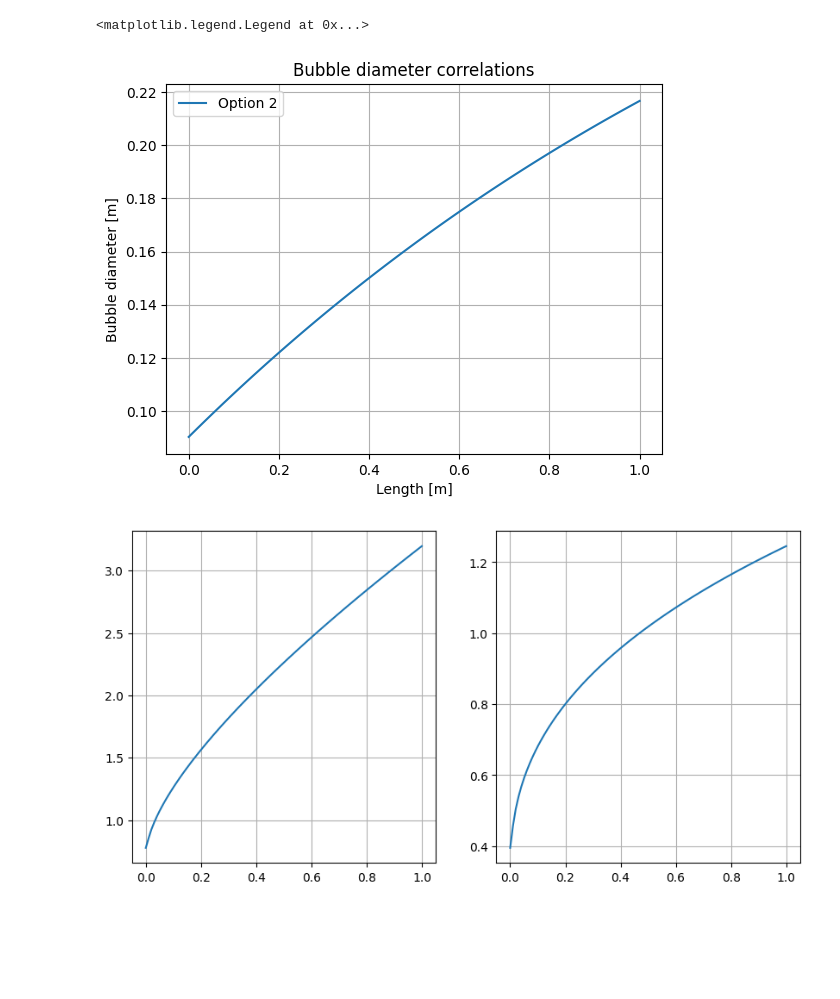
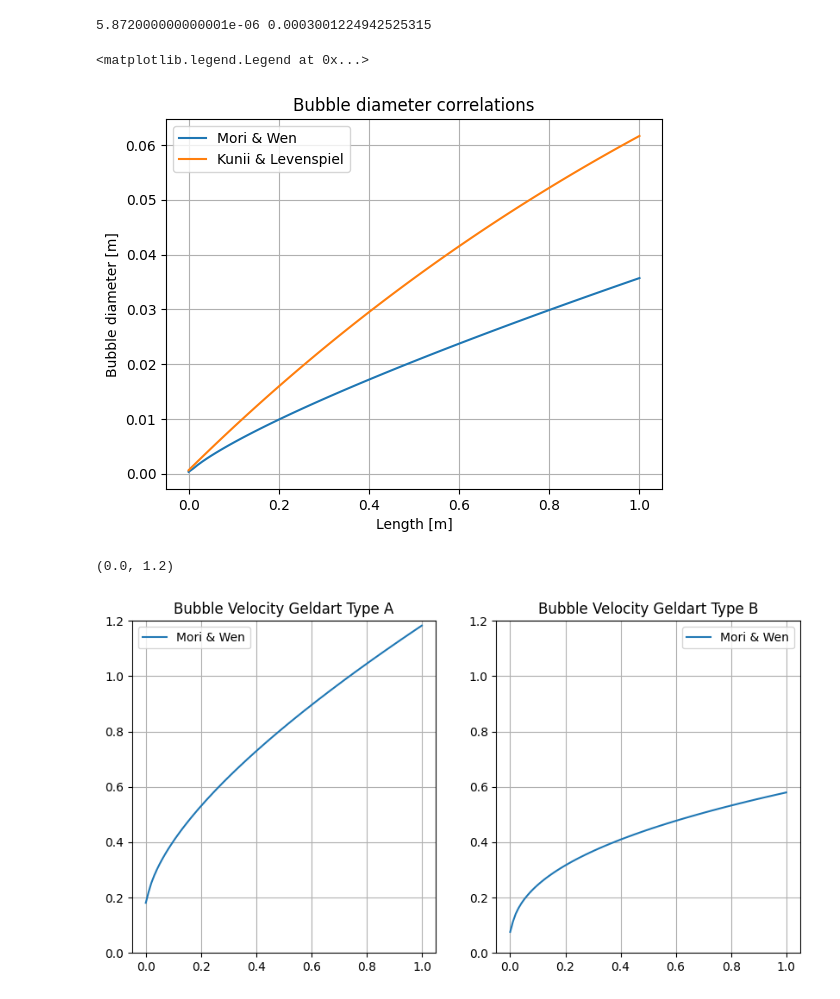
Before and after one commit to andresperezsm/DAC-Fluidized-Bed, a Jupyter notebook: NewBubbleDiameter.ipynb, the cells around one changed output. Cells and saved outputs as stored; diff of their text form; code cells hidden in the pictures; blank space fills up the shorter version.

Commit message:
Update MainScript and BubbleDiameter

```diff
--- a/NewBubbleDiameter.ipynb
+++ b/NewBubbleDiameter.ipynb
@@ -3,25 +3,28 @@ import numpy as np
 import matplotlib.pyplot as plt
 
 
-u0 = 0.5
+u0 = 0.05
 Lr = 1
 nz = 100
 u_mf = 0.01
+
+
 z = np.linspace(0,Lr,nz)
 
-# Porous plate
-db0_porous = (3.67 * 10**(-3)) * (u0 - u_mf)**2
 
 # Perforated plate
 Ac = 55e-6 # Check after the right order of magnitude in Trombouze - CHECKED
 nd = 100 # Number of perforated holes
 db0_perforated = 0.347 * ((Ac * (u0 - u_mf) / nd) ** 0.4)
 
+# Porous plate
+db0_porous = (3.67 * 10**(-3)) * (u0 - u_mf)**2
+
 d_b_func_1 = 0.138*(z**0.8)*((u0 - u_mf)**0.42)*np.exp(((u0 - u_mf)**2)*(-0.25/(10**5)) - ((u0 - u_mf)/(10**3)))
 
-# print(db0_porous,db0_perforated)
+print(db0_porous,db0_perforated)
 
-d_b_func_FIRST_OPTION = np.maximum(db0_porous, d_b_func_1)
+d_b_func_FIRST_OPTION = np.maximum(d_b_func_1, db0_perforated)
 
 
 db_0 = 0.376*((u0 - u_mf)**2)
@@ -39,29 +42,38 @@ d_b_func_THIRD_OPTION = 0.853*((1 + (0.272*(u0 - u_mf)))**(1/3))*((1 + 0.0684*z)
 
 
 g = 9.81
-u_br = 0.71*(np.sqrt(g*d_b_func_FIRST_OPTION))
+u_br = 0.711*(np.sqrt(g*d_b_func_FIRST_OPTION))
 
 # Valid only for column diameters of less than 1 meter
 u_b_type_A = 1.55*((Dt)**(0.32))*((u0 - u_mf) + 14.1*(d_b_func_FIRST_OPTION + 0.005))+ u_br
 u_b_type_B = 1.6*((Dt)**(1.35))*((u0 - u_mf) + 1.13*(d_b_func_FIRST_OPTION**(0.5))) + u_br
 
 plt.plot(z,d_b_func_FIRST_OPTION, label = 'Mori & Wen')
-plt.plot(z,d_b_func_SECOND_OPTION, label = 'Option 2')
-plt.plot(z,d_b_func_THIRD_OPTION, label = 'Werther - Specific for B Type')
+plt.plot(z,d_b_func_SECOND_OPTION, label = 'Kunii & Levenspiel')
+# plt.plot(z,d_b_func_THIRD_OPTION, label = 'Werther - Specific for B Type')
 plt.title('Bubble diameter correlations')
 plt.xlabel('Length [m]')
 plt.ylabel('Bubble diameter [m]')
 plt.grid()
 plt.legend()
 # %% [output]
-<matplotlib.legend.Legend at 0x...>
+5.872000000000001e-06 0.0003001224942525315
+<matplotlib.legend.Legend at 0x...>
-[figure, old version]
+[figure, new version]
 # %%
 fig, ax = plt.subplots(1,2,figsize = (10,5))
-ax[0].plot(z,u_b_type_A)
+ax[0].plot(z,u_b_type_A, label = 'Mori & Wen')
 ax[0].grid()
+ax[0].set_title('Bubble Velocity Geldart Type A')
+ax[0].legend()
+ax[0].set_ylim(0,1.2)
 
-ax[1].plot(z,u_b_type_B)
+
+ax[1].plot(z,u_b_type_B, label = 'Mori & Wen')
 ax[1].grid()
+ax[1].set_title('Bubble Velocity Geldart Type B')
+ax[1].legend()
+ax[1].set_ylim(0,1.2)
 # %% [output]
+(0.0, 1.2)
-[figure, old version]
+[figure, new version]
```
Also changed, not shown: 1 other file.
